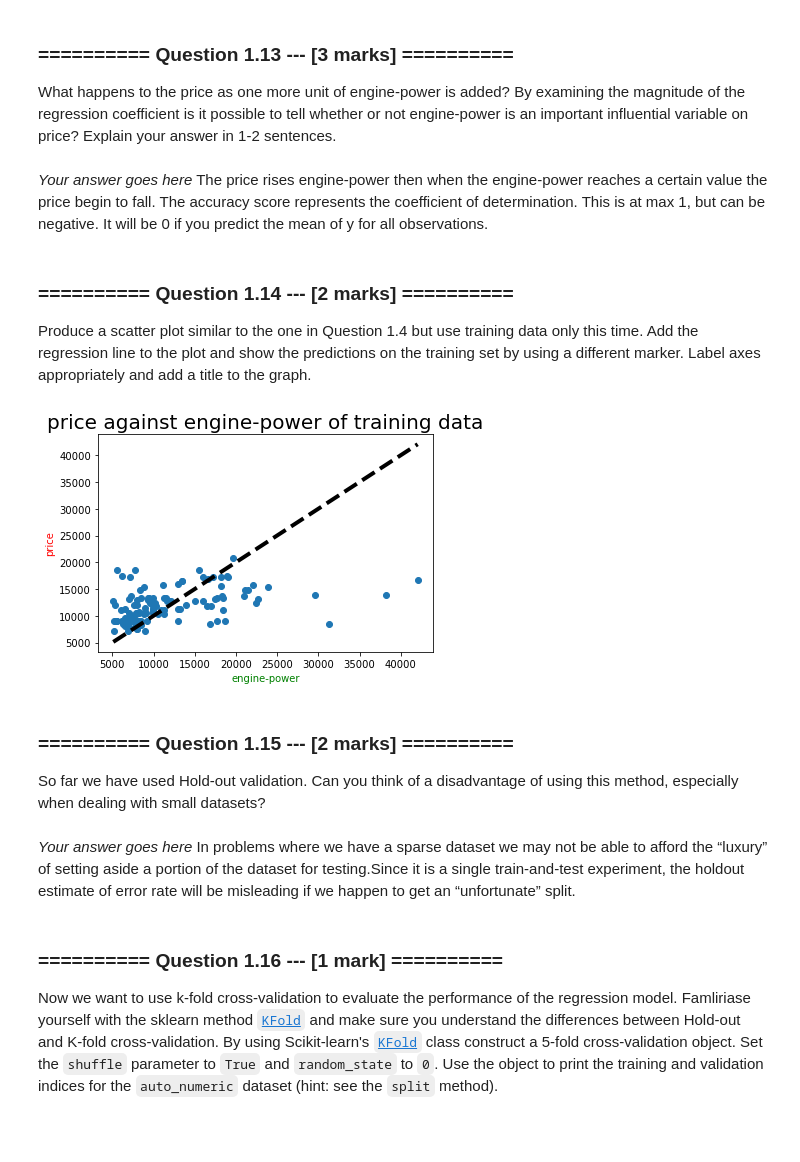
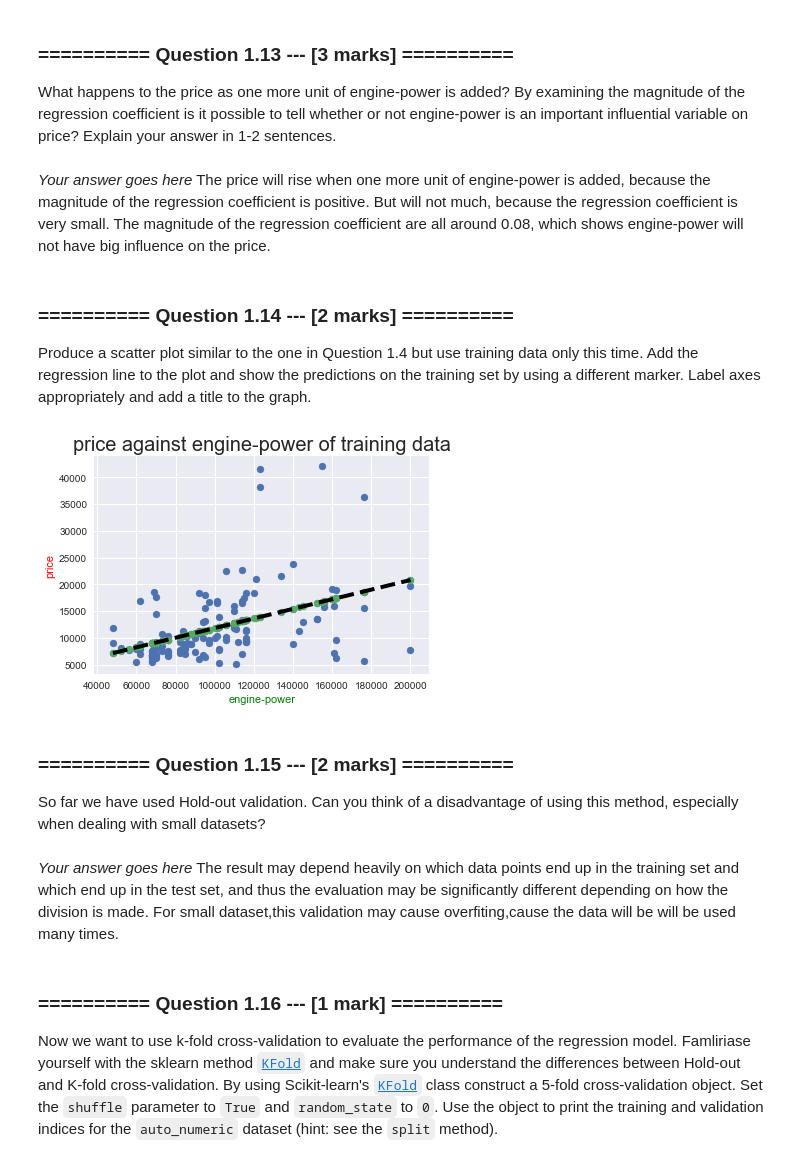
Before and after one commit to JessieWin/1234567, a Jupyter notebook: Downloads/iaml2017-master/05_Assignment_2.ipynb, the cells around one changed output. Saved outputs shown, nothing was run; the diff lists cells and outputs as text; code cells hidden in the pictures; blank space fills up the shorter version.

```diff
--- a/Downloads/iaml2017-master/05_Assignment_2.ipynb
+++ b/Downloads/iaml2017-master/05_Assignment_2.ipynb
@@ -249,35 +233,34 @@ Prediction of training data: [ 10463.25232339  13249.65283399   8935.22623693
 # %% [markdown]
 ### ========== Question 1.13 --- [3 marks] ==========
 What happens to the price as one more unit of engine-power is added? By examining the magnitude of the regression coefficient is it possible to tell whether or not engine-power is an important influential variable on price? Explain your answer in 1-2 sentences.
-# %% [markdown]
-*Your answer goes here*
-The price rises engine-power then when the engine-power reaches a certain value the price begin to fall.
-The accuracy score represents the coefficient of determination. This is at max 1, but can be negative. It will be 0 if you predict the mean of y for all observations.
+# %% [markdown]
+*Your answer goes here*
+The price will rise when one more unit of engine-power is added, because the magnitude of the regression coefficient is positive. But will not much, because the regression coefficient is very small.
+The magnitude of the regression coefficient are all around 0.08, which shows engine-power will not have big influence on the price.
 # %% [markdown]
 ### ========== Question 1.14 --- [2 marks] ==========
 Produce a scatter plot similar to the one in Question 1.4 but use training data only this time. Add the regression line to the plot and show the predictions on the training set by using a different marker. Label axes appropriately and add a title to the graph.
 # %%
 # Your code goes here
-def fit_scatter(y_true, y_pred):
-    assert y_true.shape == y_pred.shape
-    fig, ax = plt.subplots()
-    ax.scatter(y_true, y_pred)
-    ax.plot([y_true.min(), y_true.max()], [y_true.min(), y_true.max()], 'k--', lw=4)
-    plt.xlabel('engine-power', color = 'g')
-    plt.ylabel('price', color = 'r')
-    plt.title("price against engine-power of training data", size=20)
-    plt.show()
+prediction = lm.predict(X=X_train)
+ax = plt.subplots()
+plt.scatter(X_train, y_train)
+plt.scatter(X_train, prediction)
+# Add the regression line to the plot
+plt.plot([X_train.min(), X_train.max()],[prediction.min(), prediction.max()], 'k--', lw=4)
+plt.xlabel('engine-power', color = 'g')
+plt.ylabel('price', color = 'r')
+plt.title("price against engine-power of training data", size=20)
+plt.show()
 #plt.plot(X_plot, m*X_plot + b, '-')
-prediction = lm.predict(X=X_train)
-fit_scatter(y_train,prediction)
 # %% [output]
-[figure, old version]
+[figure, new version]
 # %% [markdown]
 ### ========== Question 1.15 --- [2 marks] ==========
 So far we have used Hold-out validation. Can you think of a disadvantage of using this method, especially when dealing with small datasets?
-# %% [markdown]
-*Your answer goes here*
-In problems where we have a sparse dataset we may not be able to afford the “luxury” of setting aside a portion of the dataset for testing.Since it is a single train-and-test experiment, the holdout estimate of error rate will be misleading if we happen to get an “unfortunate” split.
+# %% [markdown]
+*Your answer goes here*
+The result may depend heavily on which data points end up in the training set and which end up in the test set, and thus the evaluation may be significantly different depending on how the division is made. For small dataset,this validation may cause overfiting,cause the data will be will be used many times.
 # %% [markdown]
 ### ========== Question 1.16 --- [1 mark] ==========
 Now we want to use k-fold cross-validation to evaluate the performance of the regression model. Famliriase yourself with the sklearn method [`KFold`](http://scikit-learn.org/stable/modules/generated/sklearn.model_selection.KFold.html) and make sure you understand the differences between Hold-out and K-fold cross-validation. By using Scikit-learn's [`KFold`](http://scikit-learn.org/stable/modules/generated/sklearn.model_selection.KFold.html) class construct a 5-fold cross-validation object. Set the `shuffle` parameter to `True` and `random_state` to `0`. Use the object to print the training and validation indices for the `auto_numeric` dataset (hint: see the `split` method).
```
Also changed, not shown: parts of 56 cells of this notebook.
